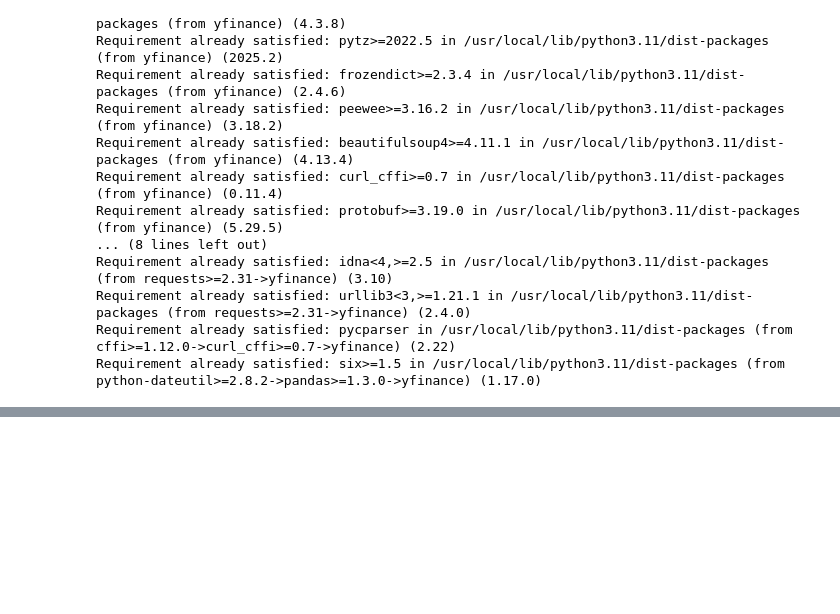
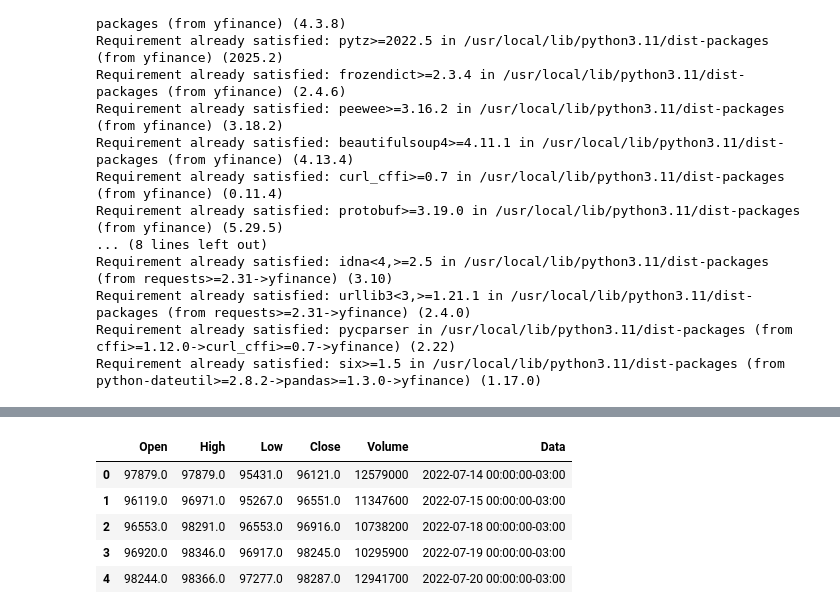
Before and after one commit to paulopetrillo/FIAP_TECH_CHALENGE_01, a Jupyter notebook: TECH_CHALENGE_01.ipynb, the cells around one changed output, grey strips where cells are left out. Cells and saved outputs as stored; diff of their text form; code cells hidden in the pictures; blank space fills up the shorter version.

```diff
--- a/TECH_CHALENGE_01.ipynb
+++ b/TECH_CHALENGE_01.ipynb
@@ -84,0 +157,20 @@ dados =  pd.DataFrame(dat.history(period='3y'))
+# %%
+# Obsevação 2:
+# A coluna "Date" está como índice da tabela.
+# Vamos transformá-la em uma coluna com dados do tipo data.
+
+# Cria coluna com as datas.
+dados['Data'] = dados.index
+
+# Reseta o indice e define-os como números inteiros sequenciais.
+dados = dados.reset_index(drop=True)
+
+# Mostra os dados
+dados.head()
+# %% [output]
+|  | Open | High | Low | Close | Volume | Data |
+| 0 | 97879.0 | 97879.0 | 95431.0 | 96121.0 | 12579000 | 2022-07-14 00:00:00-03:00 |
+| 1 | 96119.0 | 96971.0 | 95267.0 | 96551.0 | 11347600 | 2022-07-15 00:00:00-03:00 |
+| 2 | 96553.0 | 98291.0 | 96553.0 | 96916.0 | 10738200 | 2022-07-18 00:00:00-03:00 |
+| 3 | 96920.0 | 98346.0 | 96917.0 | 98245.0 | 10295900 | 2022-07-19 00:00:00-03:00 |
+| 4 | 98244.0 | 98366.0 | 97277.0 | 98287.0 | 12941700 | 2022-07-20 00:00:00-03:00 |
```
Also changed, not shown: parts of 16 cells of this notebook.
